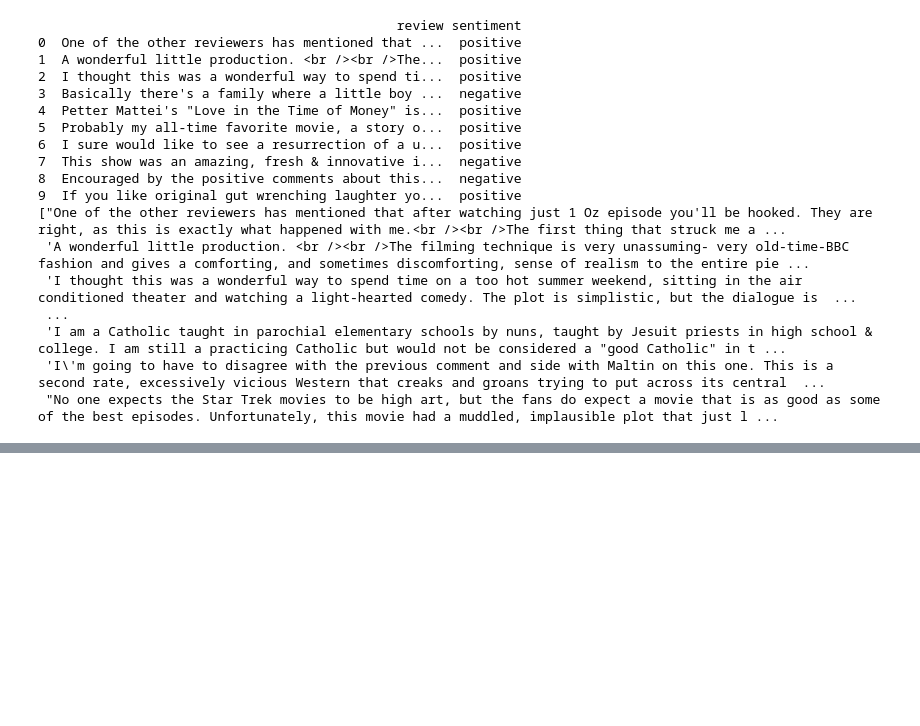
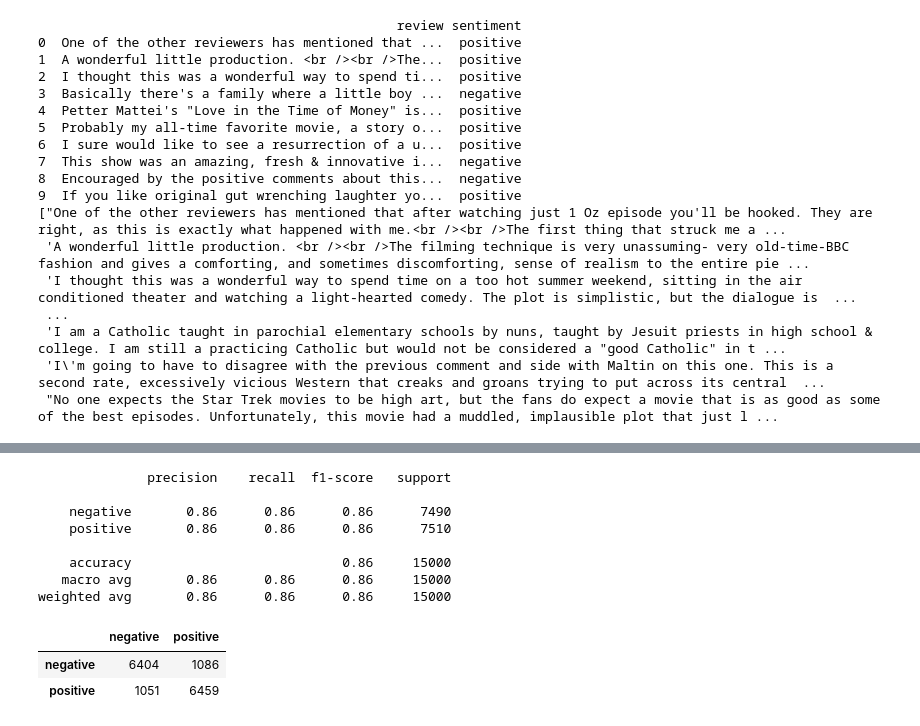
Before and after one commit to poovendhiranr/Usecase, a Jupyter notebook: movie_logi.ipynb, the cells around one changed output, grey strips where cells are left out. Saved outputs shown, nothing was run; the diff lists cells and outputs as text; code cells hidden in the pictures; blank space fills up the shorter version.

```diff
--- a/movie_logi.ipynb
+++ b/movie_logi.ipynb
@@ -218,0 +187,26 @@ weighted avg       0.85      0.85      0.85     15000
+# %%
+from sklearn.ensemble import RandomForestClassifier
+from sklearn.linear_model import LogisticRegression
+from sklearn.metrics import accuracy_score
+from sklearn.metrics import accuracy_score, confusion_matrix, classification_report
+
+rf = RandomForestClassifier(n_estimators=100, max_depth=None, random_state=42)
+rf.fit(cv_train_features, train_sentiment)
+rf_tfidf_predictions = rf.predict(cv_test_features)
+rf_accuracy = accuracy_score(test_sentiment, rf_tfidf_predictions)
+
+labels = ['negative','positive']
+print(classification_report(test_sentiment,rf_tfidf_predictions))
+pd.DataFrame(confusion_matrix(test_sentiment, rf_tfidf_predictions),index = labels,columns = labels)
+# %% [output]
+              precision    recall  f1-score   support
+
+    negative       0.86      0.86      0.86      7490
+    positive       0.86      0.86      0.86      7510
+
+    accuracy                           0.86     15000
+   macro avg       0.86      0.86      0.86     15000
+weighted avg       0.86      0.86      0.86     15000
+|  | negative | positive |
+| negative | 6404 | 1086 |
+| positive | 1051 | 6459 |
```
Also changed, not shown: parts of 9 cells of this notebook.
